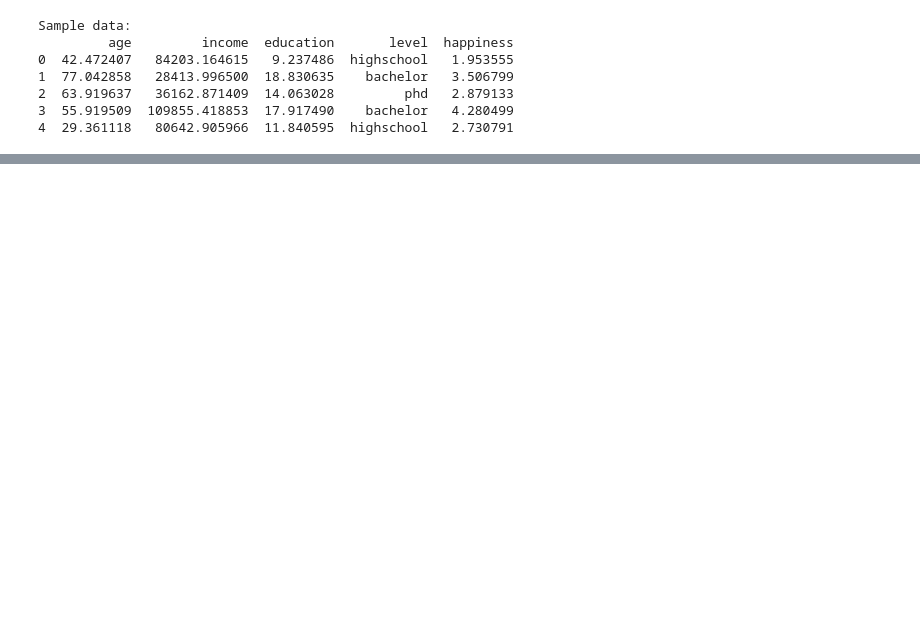
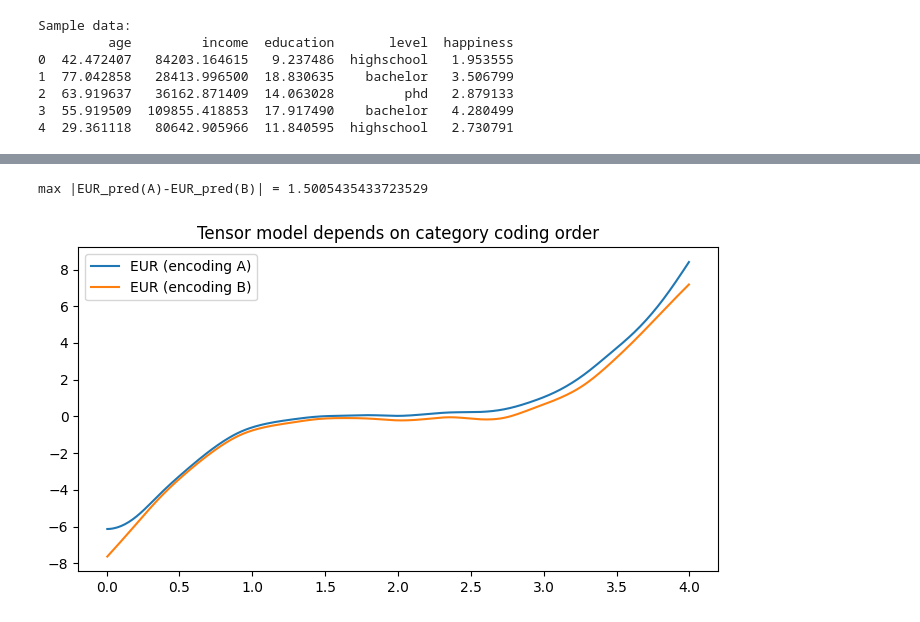
Before and after one commit to YimingZhang07/quantbullet, a Jupyter notebook: docs/model/pygam-example.ipynb, the cells around one changed output, grey strips where cells are left out. Saved outputs shown, nothing was run; the diff lists cells and outputs as text; code cells hidden in the pictures; blank space fills up the shorter version.

```diff
--- a/docs/model/pygam-example.ipynb
+++ b/docs/model/pygam-example.ipynb
@@ -74,0 +299,35 @@ wgam.plot_partial_dependence( scale_y_axis=True )
+# %%
+# --- 1) 原编码：USD=0, EUR=1, GBP=2
+code_a = np.select([x2=="USD", x2=="EUR", x2=="GBP"], [0,1,2])
+X_te_a = np.column_stack([x1, code_a])
+
+gam_te_a = LinearGAM(te(0, 1, n_splines=[25, 6], spline_order=[3, 3])).fit(X_te_a, y)
+
+# --- 2) 换编码：USD=0, EUR=2, GBP=1  (只换 EUR/GBP 的顺序)
+code_b = np.select([x2=="USD", x2=="EUR", x2=="GBP"], [0,2,1])
+X_te_b = np.column_stack([x1, code_b])
+
+gam_te_b = LinearGAM(te(0, 1, n_splines=[25, 6], spline_order=[3, 3])).fit(X_te_b, y)
+
+# grid
+xg = np.linspace(x1.min(), x1.max(), 300)
+
+def pred_for(model, code):
+    return model.predict(np.column_stack([xg, np.full_like(xg, code)]))
+
+# compare predictions for "EUR" under two encodings
+eur_a = pred_for(gam_te_a, 1)  # EUR code=1 in A
+eur_b = pred_for(gam_te_b, 2)  # EUR code=2 in B
+
+print("max |EUR_pred(A)-EUR_pred(B)| =", np.max(np.abs(eur_a - eur_b)))
+
+plt.figure(figsize=(7,4))
+plt.plot(xg, eur_a, label="EUR (encoding A)")
+plt.plot(xg, eur_b, label="EUR (encoding B)")
+plt.title("Tensor model depends on category coding order")
+plt.legend()
+plt.tight_layout()
+plt.show()
+# %% [output]
+max |EUR_pred(A)-EUR_pred(B)| = 1.5005435433723529
+[figure, added]
```
Also changed, not shown: parts of 8 cells of this notebook, 2 other files.
